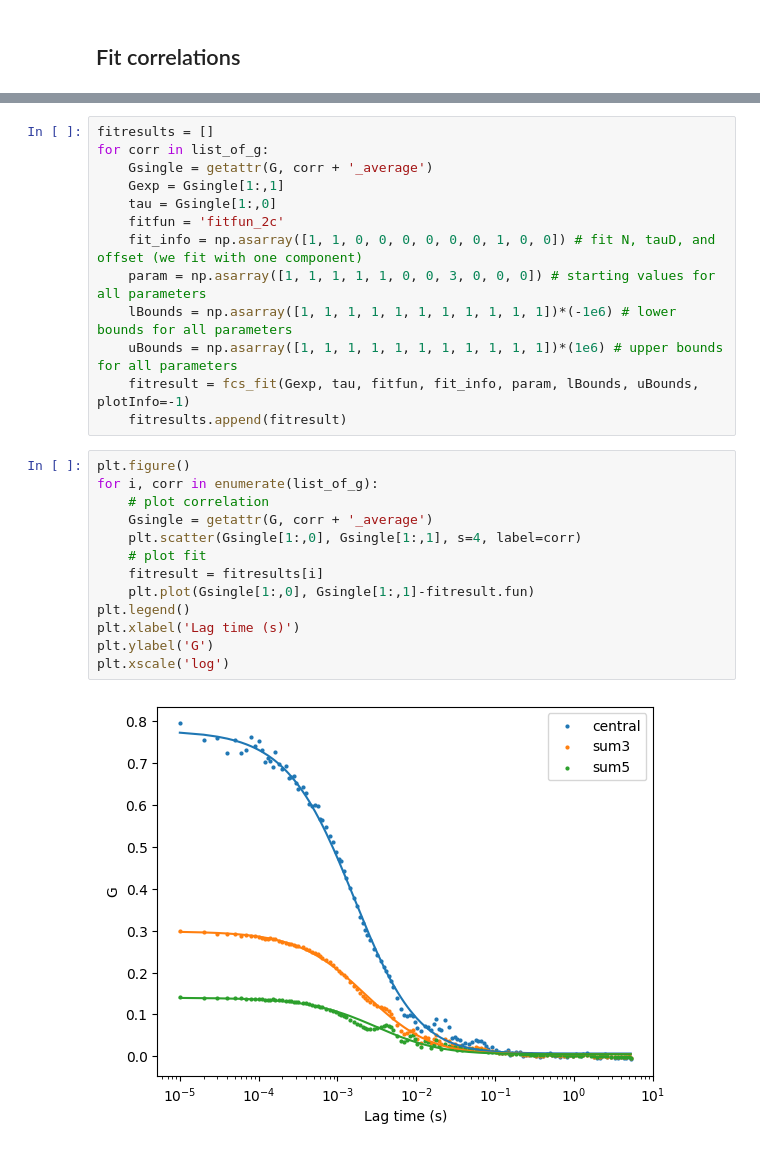
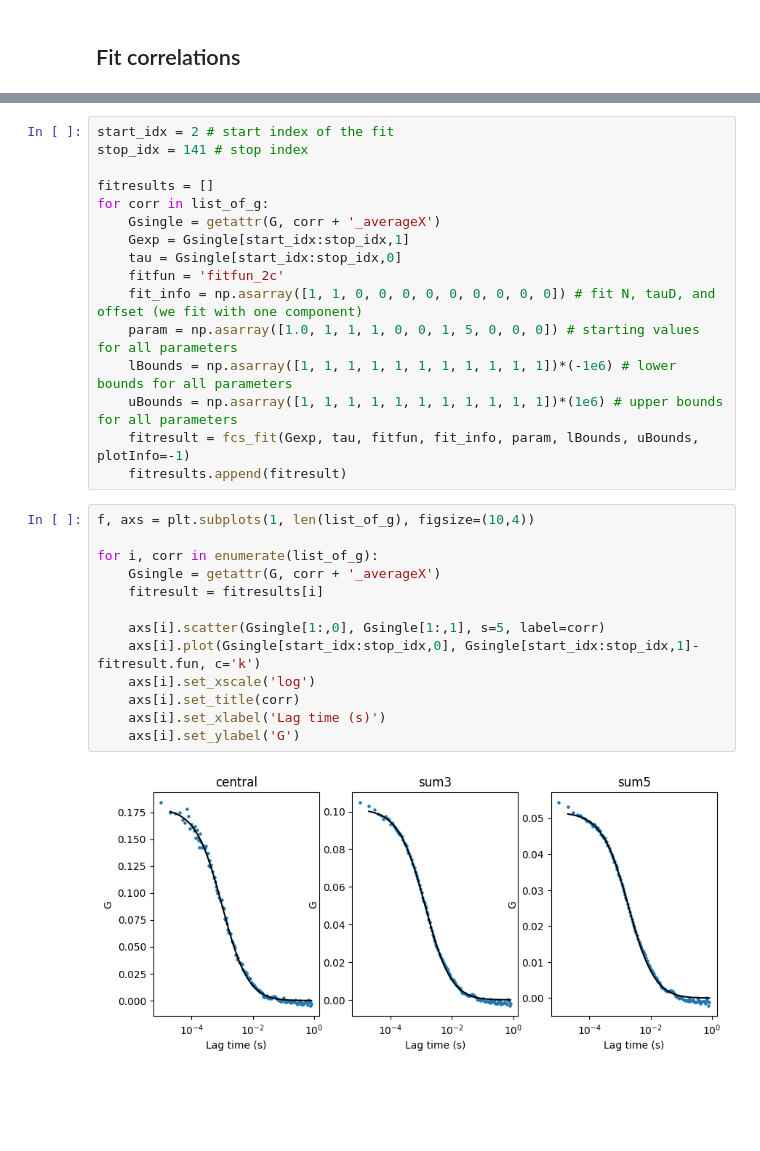
Before and after one commit to VicidominiLab/BrightEyes-FFS, a Jupyter notebook: example_notebooks/Example_spot_variation_fcs.ipynb, the cells around one changed output, grey strips where cells are left out. Cells and saved outputs as stored; diff of their text form; blank space fills up the shorter version.

```diff
--- a/example_notebooks/Example_spot_variation_fcs.ipynb
+++ b/example_notebooks/Example_spot_variation_fcs.ipynb
@@ -85,33 +128,36 @@ Order of the parameters for fitting
 * offset  [dim.less]
 * A, B    afterpulsing properties
 # %%
+start_idx = 2 # start index of the fit
+stop_idx = 141 # stop index
+
 fitresults = []
 for corr in list_of_g:
-    Gsingle = getattr(G, corr + '_average')
-    Gexp = Gsingle[1:,1]
-    tau = Gsingle[1:,0]
+    Gsingle = getattr(G, corr + '_averageX')
+    Gexp = Gsingle[start_idx:stop_idx,1]
+    tau = Gsingle[start_idx:stop_idx,0]
     fitfun = 'fitfun_2c'
-    fit_info = np.asarray([1, 1, 0, 0, 0, 0, 0, 0, 1, 0, 0]) # fit N, tauD, and offset (we fit with one component)
-    param = np.asarray([1, 1, 1, 1, 1, 0, 0, 3, 0, 0, 0]) # starting values for all parameters
+    fit_info = np.asarray([1, 1, 0, 0, 0, 0, 0, 0, 0, 0, 0]) # fit N, tauD, and offset (we fit with one component)
+    param = np.asarray([1.0, 1, 1, 1, 0, 0, 1, 5, 0, 0, 0]) # starting values for all parameters
     lBounds = np.asarray([1, 1, 1, 1, 1, 1, 1, 1, 1, 1, 1])*(-1e6) # lower bounds for all parameters
     uBounds = np.asarray([1, 1, 1, 1, 1, 1, 1, 1, 1, 1, 1])*(1e6) # upper bounds for all parameters
     fitresult = fcs_fit(Gexp, tau, fitfun, fit_info, param, lBounds, uBounds, plotInfo=-1)
     fitresults.append(fitresult)
-# %%
-plt.figure()
-for i, corr in enumerate(list_of_g):
-    # plot correlation
-    Gsingle = getattr(G, corr + '_average')
-    plt.scatter(Gsingle[1:,0], Gsingle[1:,1], s=4, label=corr)
-    # plot fit
-    fitresult = fitresults[i]
-    plt.plot(Gsingle[1:,0], Gsingle[1:,1]-fitresult.fun)
-plt.legend()
-plt.xlabel('Lag time (s)')
-plt.ylabel('G')
-plt.xscale('log')
-# %% [output]
-[figure, removed]
+# %%
+f, axs = plt.subplots(1, len(list_of_g), figsize=(10,4))
+
+for i, corr in enumerate(list_of_g):
+    Gsingle = getattr(G, corr + '_averageX')
+    fitresult = fitresults[i]
+
+    axs[i].scatter(Gsingle[1:,0], Gsingle[1:,1], s=5, label=corr)
+    axs[i].plot(Gsingle[start_idx:stop_idx,0], Gsingle[start_idx:stop_idx,1]-fitresult.fun, c='k')
+    axs[i].set_xscale('log')
+    axs[i].set_title(corr)
+    axs[i].set_xlabel('Lag time (s)')
+    axs[i].set_ylabel('G')
+# %% [output]
+[figure, added]
 # %%
 for i, corr in enumerate(list_of_g):
     fitresult = fitresults[i]
```
Also changed, not shown: parts of 23 cells of this notebook, 37 other files.
